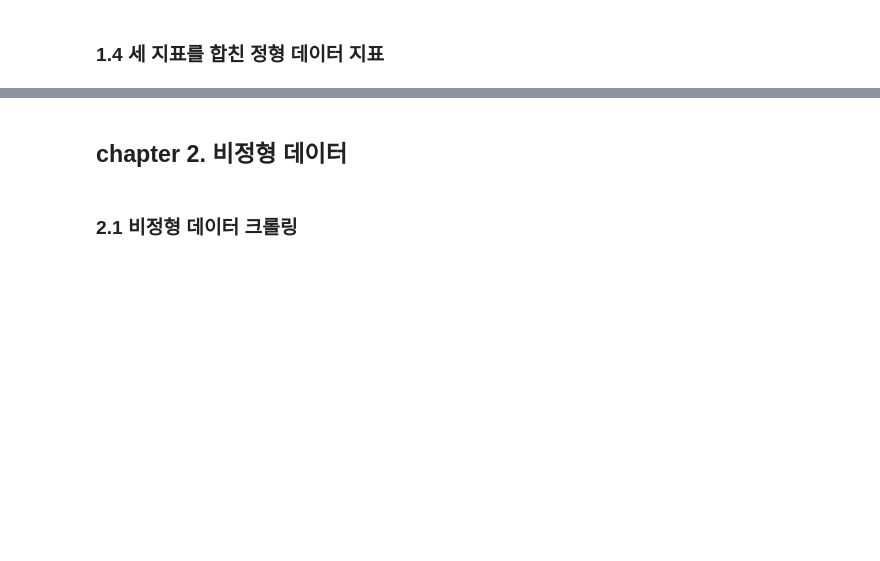
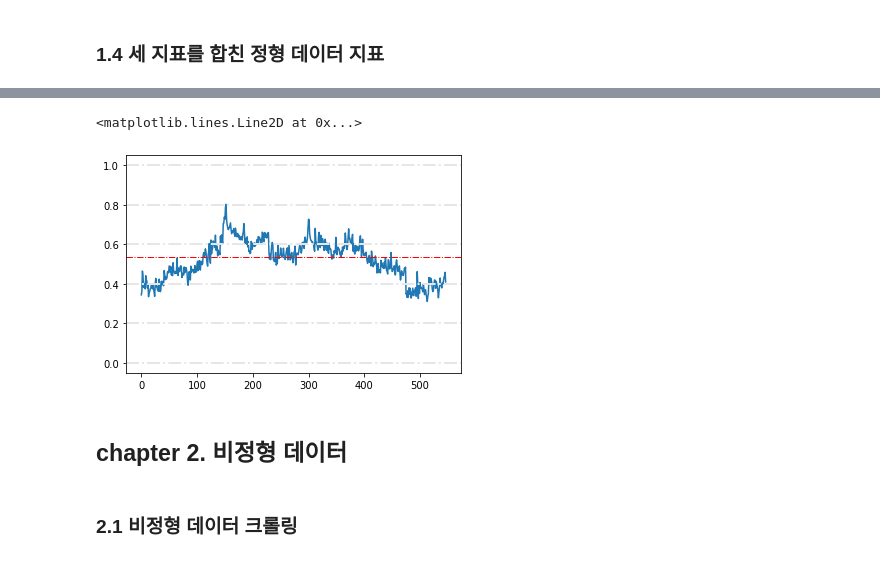
Before and after one commit to NewYorkKim/KRX_2022, a Jupyter notebook: master/제1회 KRX 금융 빅데이터 활용 아이디어 경진대회(본선).ipynb, the cells around one changed output, grey strips where cells are left out. Drawn from its saved outputs; the diff is of its cells as text; code cells hidden in the pictures; blank space fills up the shorter version.

```diff
--- a/master/제1회 KRX 금융 빅데이터 활용 아이디어 경진대회(본선).ipynb
+++ b/master/제1회 KRX 금융 빅데이터 활용 아이디어 경진대회(본선).ipynb
@@ -218,3 +232,13 @@ plt.axhline(((df['PBR_pm'] * 0.4 + df['exchange'] * 0.2 + df['거래회전율']
+# %%
+# 2020-06-01 ~ 2022-08-15
+# 빨간색 선은 중앙값을 의미합니다
+((df['PBR_pm'] + df['exchange'] + df['거래회전율'])/3).plot()
+for i in range(0, 11, 2):
+    plt.axhline(i*0.1, color='#E6E6E6', linestyle='-.', linewidth=2)
+plt.axhline(((df['PBR_pm'] + df['exchange'] + df['거래회전율'])/3).median(), color='red', linestyle='-.', linewidth=1)
+# %% [output]
+<matplotlib.lines.Line2D at 0x...>
+[figure, added]
 # %% [markdown]
 ## chapter 2. 비정형 데이터
 # %% [markdown]
```
Also changed, not shown: parts of 9 cells of this notebook.
